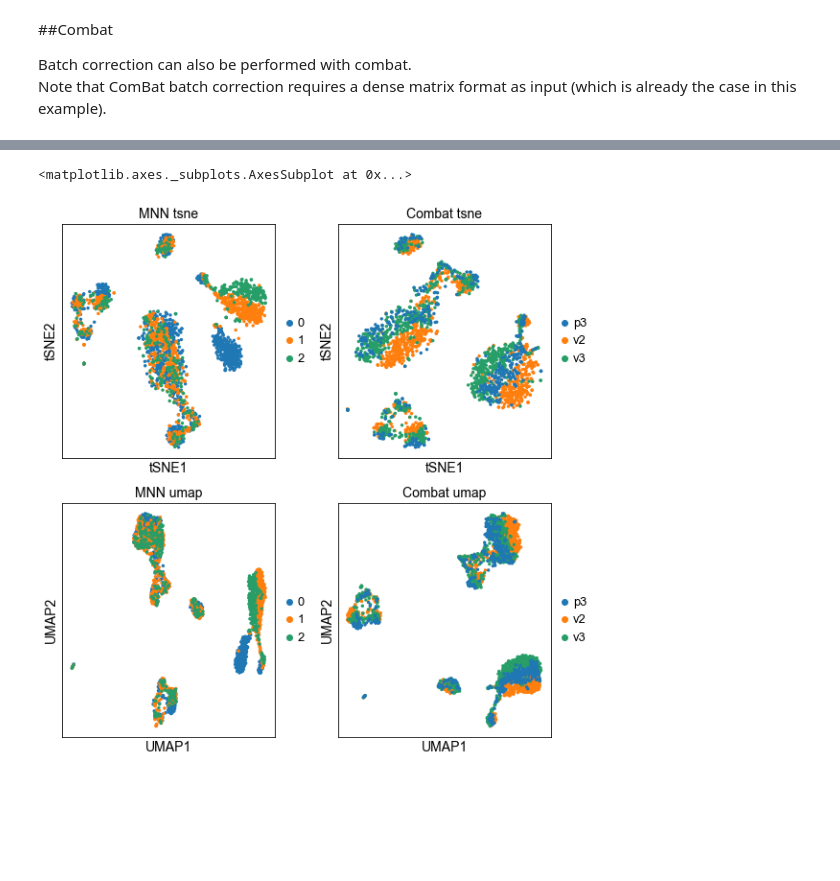
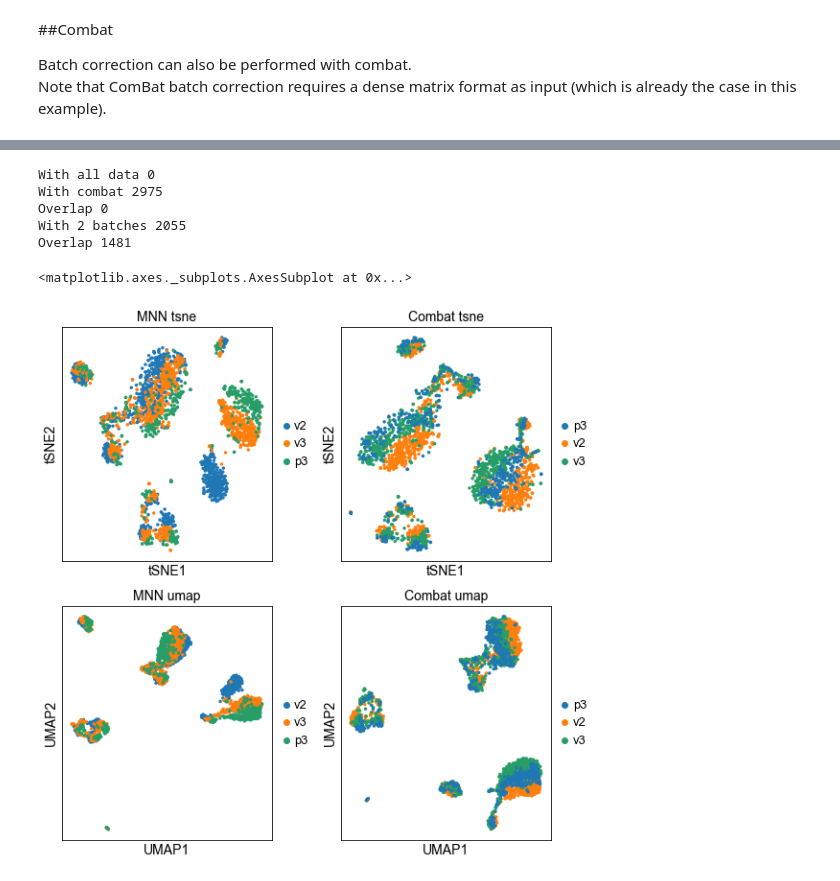
Before and after one commit to NBISweden/workshop-scRNAseq, a Jupyter notebook: labs/compiled/scanpy/scanpy_03_integration.ipynb, the cells around one changed output, grey strips where cells are left out. Cells and saved outputs as stored; diff of their text form; code cells hidden in the pictures; blank space fills up the shorter version.

```diff
--- a/labs/compiled/scanpy/scanpy_03_integration.ipynb
+++ b/labs/compiled/scanpy/scanpy_03_integration.ipynb
@@ -34,9 +34,7 @@ print(adata.X.shape)
 # %% [markdown]
 As the stored AnnData object contains scaled data based on variable genes, we need to make a new object with the raw counts and normalized it again. Variable gene selection should not be performed on the scaled data object, only do normalization and log transformation before variable genes selection.
 # %%
-adata2 = sc.AnnData(X=adata.raw.X)
-adata2.var = adata.raw.var
-adata2.obs = adata.obs
+adata2 = sc.AnnData(X=adata.raw.X, var=adata.raw.var, obs = adata.obs)
 
 sc.pp.normalize_per_cell(adata2, counts_per_cell_after=1e4)
 sc.pp.log1p(adata2)
@@ -152,7 +151,7 @@ scanpy.api.pp.mnn_correct(*datas, var_index=None, var_subset=None,
 
 We run it with the option `save_raw=True` so that the uncorrected matrix will be stored in the slot `raw`.
 # %%
-cdata = sc.external.pp.mnn_correct(alldata['v2'],alldata['v3'],alldata['p3'], batch_key = 'lib_prep', save_raw = True, var_subset = var_genes)
+cdata = sc.external.pp.mnn_correct(alldata['v2'],alldata['v3'],alldata['p3'], svd_dim = 50, batch_key = 'lib_prep', batch_categories = ['v2','v3','p3'],save_raw = True, var_subset = var_genes)
 # %% [output]
 Performing cosine normalization...
 Starting MNN correct iteration. Reference batch: 0
@@ -243,0 +236,13 @@ Adjusting data
+# %%
+# create a new object with raw counts
+adata_combat = sc.AnnData(X=adata.raw.X, var=adata.raw.var, obs = adata.obs)
+
+#normalize and log-transform
+sc.pp.normalize_per_cell(adata_combat, counts_per_cell_after=1e4)
+sc.pp.log1p(adata_combat)
+
+# first store the raw data
+adata_combat.raw = adata_combat
+
+# run combat
+sc.pp.combat(adata_combat, key='lib_prep')
@@ -277,15 +299,30 @@ computing tSNE
     using the 'MulticoreTSNE' package by Ulyanov (2017)
     finished: added
     'X_tsne', tSNE coordinates (adata.obsm) (0:00:15)
+# %%
+# compare var_genes
+var_genes_combat = adata_combat.var.highly_variable
+print("With all data %d"%sum(var_genes_all))
+print("With combat %d"%sum(var_genes_combat))
+print("Overlap %d"%sum(var_genes_all & var_genes_combat))
+
+print("With 2 batches %d"%sum(var_select))
+print("Overlap %d"%sum(var_genes_combat & var_select))
+# %% [output]
+With all data 0
+With combat 2975
+Overlap 0
+With 2 batches 2055
+Overlap 1481
 # %%
 fig, axs = plt.subplots(2, 2, figsize=(8,8),constrained_layout=True)
 sc.pl.tsne(corr_data, color="lib_prep", title="MNN tsne", ax=axs[0,0], show=False)
-sc.pl.tsne(adata2, color="lib_prep", title="Combat tsne", ax=axs[0,1], show=False)
+sc.pl.tsne(adata_combat, color="lib_prep", title="Combat tsne", ax=axs[0,1], show=False)
 sc.pl.umap(corr_data, color="lib_prep", title="MNN umap", ax=axs[1,0], show=False)
-sc.pl.umap(adata2, color="lib_prep", title="Combat umap", ax=axs[1,1], show=False)
+sc.pl.umap(adata_combat, color="lib_prep", title="Combat umap", ax=axs[1,1], show=False)
 # %% [output]
 <matplotlib.axes._subplots.AxesSubplot at 0x...>
-[figure, old version]
+[figure, new version]
 # %%
 save_file = './data/scanpy_mnn_corrected_3pbmc.h5ad'
 corr_data.write_h5ad(save_file)
```
Also changed, not shown: parts of 10 cells of this notebook, 6 other files.
